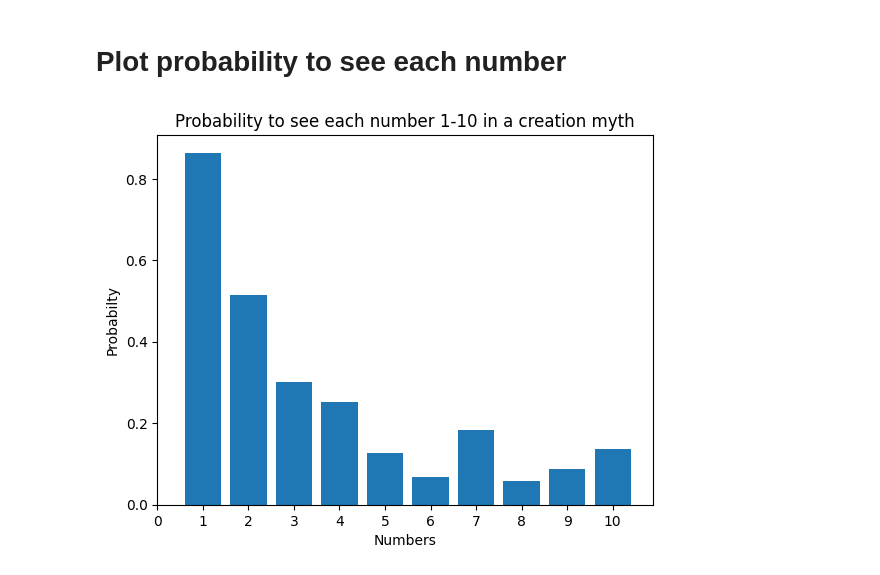
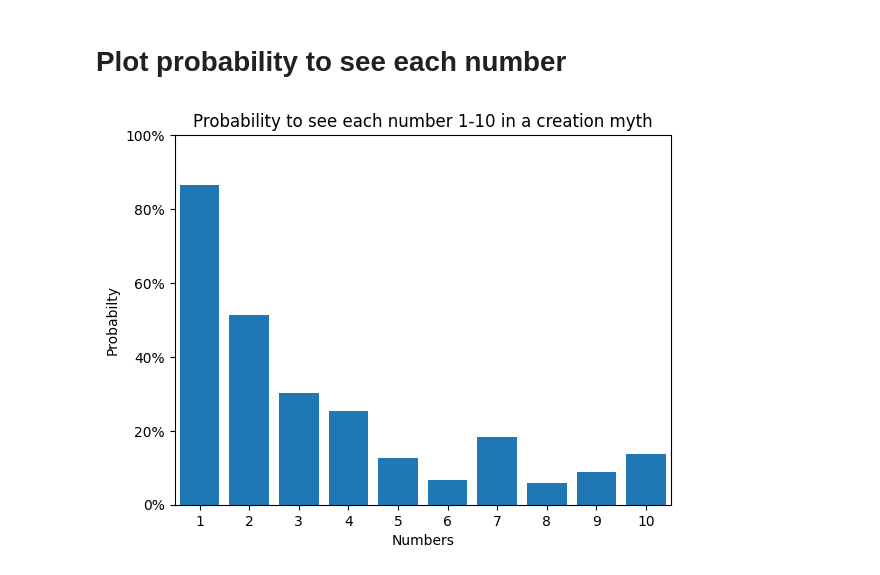
Before and after one commit to MathieuCesbron/creation_myths, a Jupyter notebook: numbers.ipynb, the cells around one changed output. Saved outputs shown, nothing was run; the diff lists cells and outputs as text; code cells hidden in the pictures.

```diff
--- a/numbers.ipynb
+++ b/numbers.ipynb
@@ -59,19 +60,24 @@ for key in numbers:
 # %%
 # Occurences of numbers from 1 to 10
 
 # Extracting values for keys 0 to 10
 values = [numbers.get(str(key), 0) for key in range(1, 11)]
 
 # Keys ranging from 0 to 10
 keys = list(range(1, 11))
+plt.bar(keys, values)
 
-plt.bar(keys, values)
 plt.xticks(range(11))
+plt.xlim(0.5, 10.5)
+
+# Create custom y-axis tick labels as percentages
+y_ticks = [f'{int(y * 100)}%' for y in plt.yticks()[0]]
+plt.yticks(plt.yticks()[0], y_ticks)
 
 plt.xlabel('Numbers')
 plt.ylabel('Probabilty')
 plt.title('Probability to see each number 1-10 in a creation myth')
 
 plt.show()
 # %% [output]
-[figure, old version]
+[figure, new version]
```
Also changed, not shown: parts of 1 cell of this notebook.
